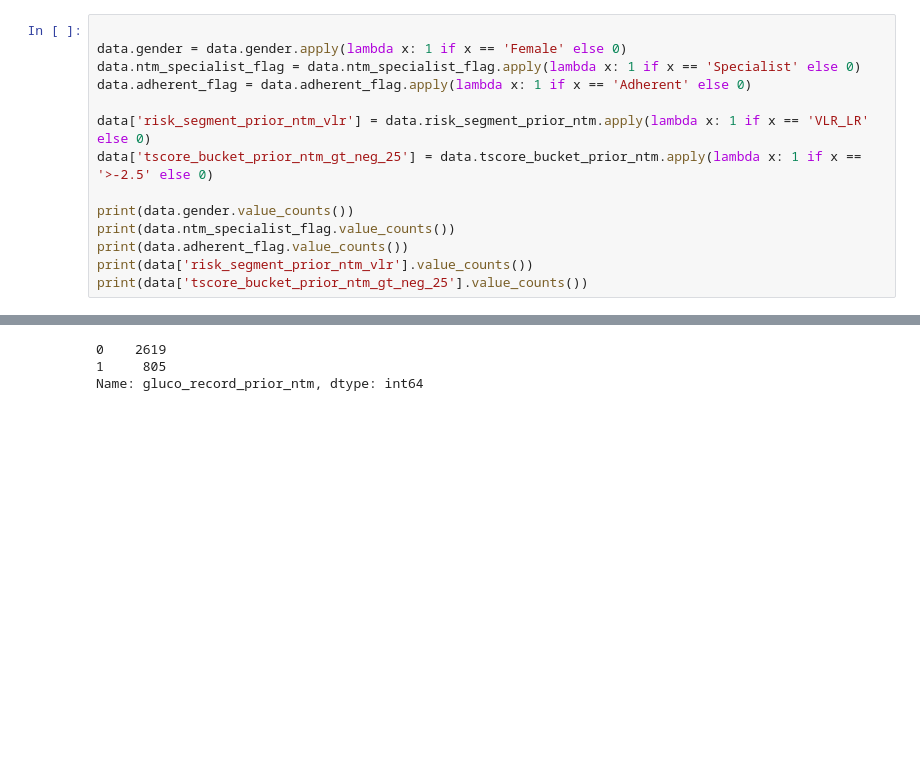
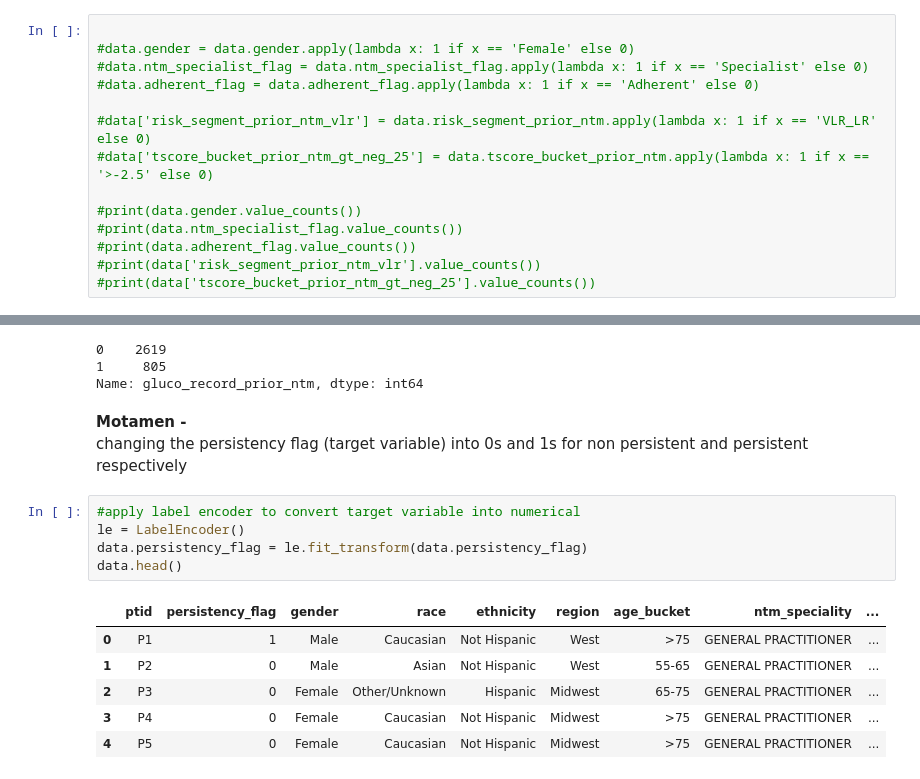
Before and after one commit to TheHamhams/dg_group_project, a Jupyter notebook: EDA.ipynb, the cells around one changed output, grey strips where cells are left out. Saved outputs shown, nothing was run; the diff lists cells and outputs as text; blank space fills up the shorter version.

Commit message:
convert binary, non binary, and target variables to numerical

```diff
--- a/EDA.ipynb
+++ b/EDA.ipynb
@@ -165,14 +171,14 @@ Fixed the issue
 # %%
 
-data.gender = data.gender.apply(lambda x: 1 if x == 'Female' else 0)
-data.ntm_specialist_flag = data.ntm_specialist_flag.apply(lambda x: 1 if x == 'Specialist' else 0)
-data.adherent_flag = data.adherent_flag.apply(lambda x: 1 if x == 'Adherent' else 0)
+#data.gender = data.gender.apply(lambda x: 1 if x == 'Female' else 0)
+#data.ntm_specialist_flag = data.ntm_specialist_flag.apply(lambda x: 1 if x == 'Specialist' else 0)
+#data.adherent_flag = data.adherent_flag.apply(lambda x: 1 if x == 'Adherent' else 0)
 
-data['risk_segment_prior_ntm_vlr'] = data.risk_segment_prior_ntm.apply(lambda x: 1 if x == 'VLR_LR' else 0)
-data['tscore_bucket_prior_ntm_gt_neg_25'] = data.tscore_bucket_prior_ntm.apply(lambda x: 1 if x == '>-2.5' else 0)
+#data['risk_segment_prior_ntm_vlr'] = data.risk_segment_prior_ntm.apply(lambda x: 1 if x == 'VLR_LR' else 0)
+#data['tscore_bucket_prior_ntm_gt_neg_25'] = data.tscore_bucket_prior_ntm.apply(lambda x: 1 if x == '>-2.5' else 0)
 
-print(data.gender.value_counts())
-print(data.ntm_specialist_flag.value_counts())
-print(data.adherent_flag.value_counts())
-print(data['risk_segment_prior_ntm_vlr'].value_counts())
-print(data['tscore_bucket_prior_ntm_gt_neg_25'].value_counts())
+#print(data.gender.value_counts())
+#print(data.ntm_specialist_flag.value_counts())
+#print(data.adherent_flag.value_counts())
+#print(data['risk_segment_prior_ntm_vlr'].value_counts())
+#print(data['tscore_bucket_prior_ntm_gt_neg_25'].value_counts())
@@ -226,3 +216,18 @@ data['gluco_record_prior_ntm'].value_counts()
 0    2619
 1     805
 Name: gluco_record_prior_ntm, dtype: int64
+# %% [markdown]
+**Motamen -** <br>
+changing the persistency flag (target variable) into 0s and 1s for non persistent and persistent respectively
+# %%
+#apply label encoder to convert target variable into numerical
+le = LabelEncoder()
+data.persistency_flag = le.fit_transform(data.persistency_flag)
+data.head()
+# %% [output]
+|  | ptid | persistency_flag | gender | race | ethnicity | region | age_bucket | ntm_speciality | ... |
+| 0 | P1 | 1 | Male | Caucasian | Not Hispanic | West | >75 | GENERAL PRACTITIONER | ... |
+| 1 | P2 | 0 | Male | Asian | Not Hispanic | West | 55-65 | GENERAL PRACTITIONER | ... |
+| 2 | P3 | 0 | Female | Other/Unknown | Hispanic | Midwest | 65-75 | GENERAL PRACTITIONER | ... |
+| 3 | P4 | 0 | Female | Caucasian | Not Hispanic | Midwest | >75 | GENERAL PRACTITIONER | ... |
+| 4 | P5 | 0 | Female | Caucasian | Not Hispanic | Midwest | >75 | GENERAL PRACTITIONER | ... |
```
Also changed, not shown: parts of 10 cells of this notebook.
